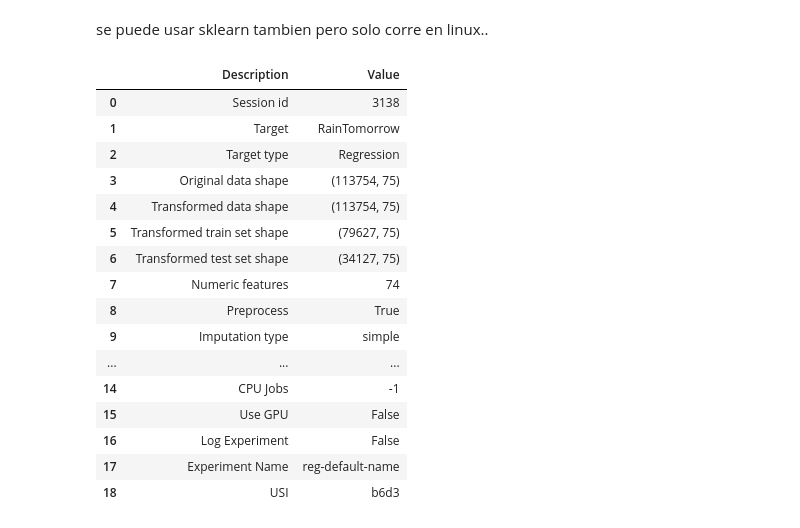
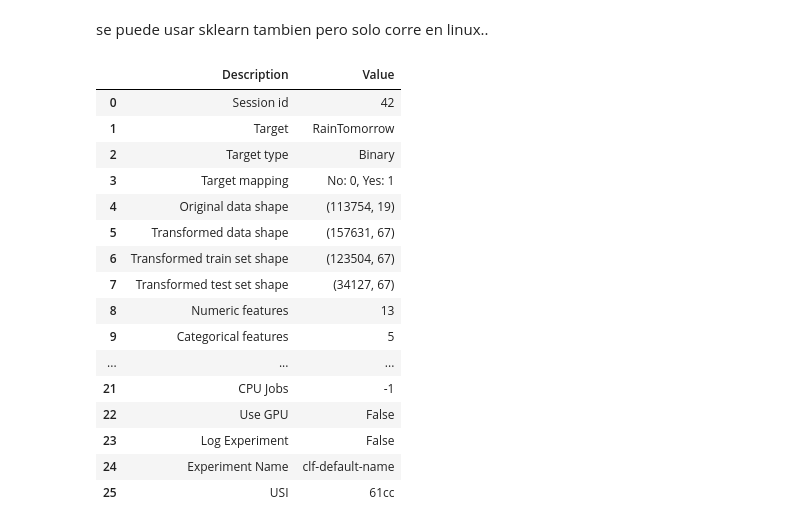
Before and after one commit to CaterinaMartinezD/AA1-TUIA-Casado-MartinezDufour, a Jupyter notebook: TP-clasificacion-AA1.ipynb, the cells around one changed output. Saved outputs shown, nothing was run; the diff lists cells and outputs as text; code cells hidden in the pictures.

Commit message:
AutoML ajustes setup

```diff
--- a/TP-clasificacion-AA1.ipynb
+++ b/TP-clasificacion-AA1.ipynb
@@ -403,6 +406,10 @@ El siguiente paso consiste en dividir el dataset en conjuntos de entrenamiento y
 # %%
 # dividir df en train y test
 train_df, test_df = train_test_split(df, test_size=0.2, random_state=42)
+# %%
+#hago una copia de los datasets para luego usarlos con AutoML
+train_df_automl = train_df.copy()
+test_df_automl = test_df.copy()
 # %%
 train_df.shape, test_df.shape
 # %% [output]
@@ -1909,23 +1914,31 @@ from pycaret.regression import setup, compare_models, predict_model, save_model
 # %%
-reg = setup(data=train_df, target='RainTomorrow')
-#tuve que usar el train_df completo para que tome todas las variables incluyendo el target
+# inicializamos el entorno de PyCaret para un problema de regresión logistica
+reg = setup(
+    data=train_df_automl,
+    target='RainTomorrow',
+    imputation_type='simple',
+    numeric_imputation='median',
+    categorical_imputation='mode',
+    fix_imbalance=True, # Porque los datos están desbalanceados
+    session_id=42
+)
 # %% [output]
 |  | Description | Value |
-| 0 | Session id | 3138 |
+| 0 | Session id | 42 |
 | 1 | Target | RainTomorrow |
-| 2 | Target type | Regression |
-| 3 | Original data shape | (113754, 75) |
-| 4 | Transformed data shape | (113754, 75) |
-| 5 | Transformed train set shape | (79627, 75) |
-| 6 | Transformed test set shape | (34127, 75) |
-| 7 | Numeric features | 74 |
-| 8 | Preprocess | True |
-| 9 | Imputation type | simple |
+| 2 | Target type | Binary |
+| 3 | Target mapping | No: 0, Yes: 1 |
+| 4 | Original data shape | (113754, 19) |
+| 5 | Transformed data shape | (157631, 67) |
+| 6 | Transformed train set shape | (123504, 67) |
+| 7 | Transformed test set shape | (34127, 67) |
+| 8 | Numeric features | 13 |
+| 9 | Categorical features | 5 |
 | ... | ... | ... |
-| 14 | CPU Jobs | -1 |
-| 15 | Use GPU | False |
-| 16 | Log Experiment | False |
-| 17 | Experiment Name | reg-default-name |
-| 18 | USI | b6d3 |
+| 21 | CPU Jobs | -1 |
+| 22 | Use GPU | False |
+| 23 | Log Experiment | False |
+| 24 | Experiment Name | clf-default-name |
+| 25 | USI | 61cc |
 # %%
 # para entrenar modelos, compararlos y obtener el mejor
```
Also changed, not shown: parts of 11 cells of this notebook, 1 other file.
